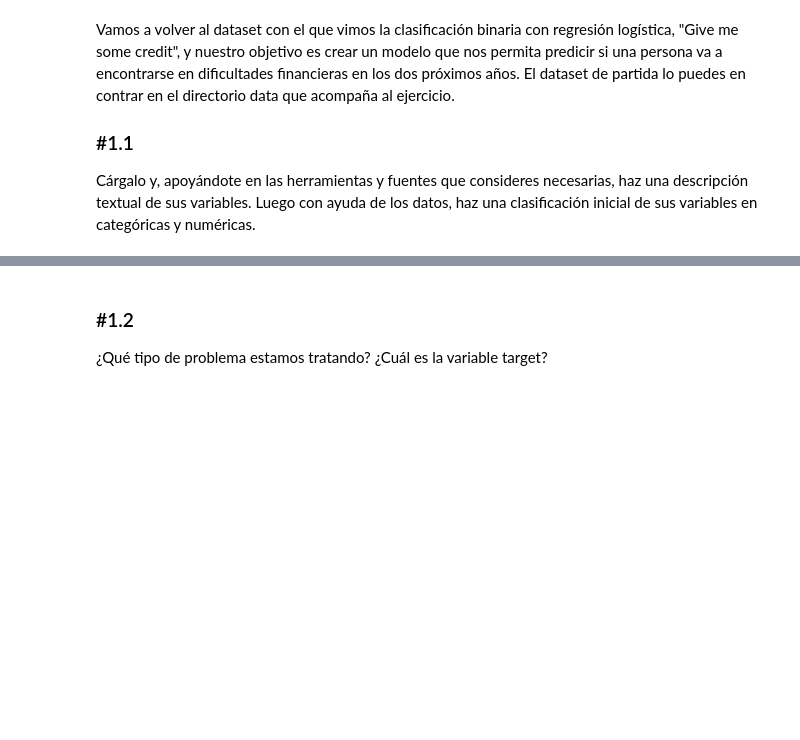
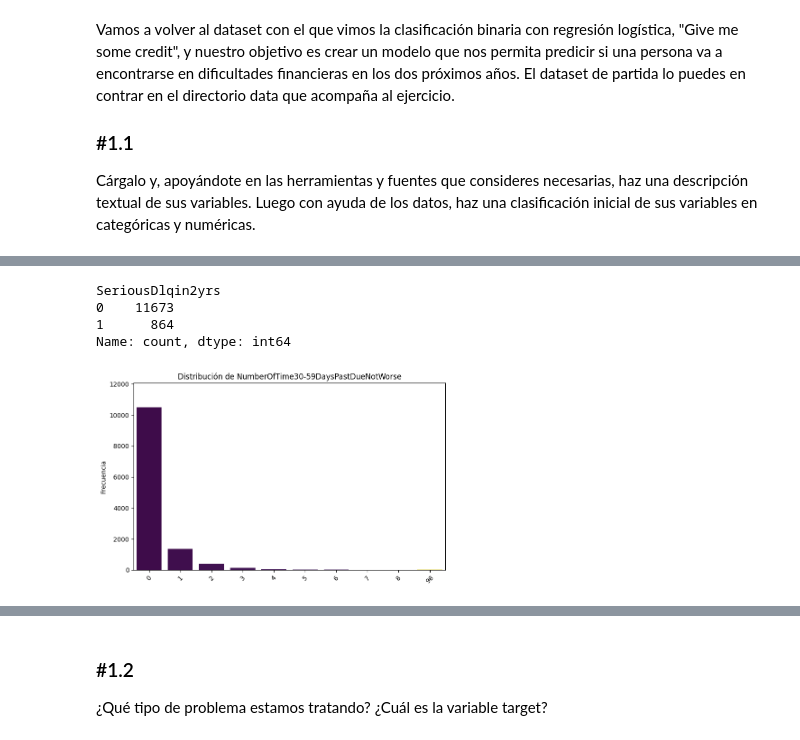
Before and after one commit to MHHsim/DS-Online-Marta-Harana, a Jupyter notebook: 04_Machine_Learning/Sprint_12/Unidad_01_ML_Supervisado_Otros_Modelos/03_Practica_Obligatoria/18_Practica_Obligatoria_Supervisado_Otros_Modelos.ipynb, the cells around one changed output, grey strips where cells are left out. Drawn from its saved outputs; the diff is of its cells as text; code cells hidden in the pictures; blank space fills up the shorter version.

```diff
--- a/04_Machine_Learning/Sprint_12/Unidad_01_ML_Supervisado_Otros_Modelos/03_Practica_Obligatoria/18_Practica_Obligatoria_Supervisado_Otros_Modelos.ipynb
+++ b/04_Machine_Learning/Sprint_12/Unidad_01_ML_Supervisado_Otros_Modelos/03_Practica_Obligatoria/18_Practica_Obligatoria_Supervisado_Otros_Modelos.ipynb
@@ -65,3 +65,6 @@ Vamos a volver al dataset con el que vimos la clasificación binaria con regresi
 
 ### #1.1
 Cárgalo y, apoyándote en las herramientas y fuentes que consideres necesarias, haz una descripción textual de sus variables. Luego con ayuda de los datos, haz una clasificación inicial de sus variables en categóricas y numéricas.
+# %%
+df = pd.read_csv("./data/credit_npo.csv")
+df.head()
@@ -67,0 +154,7 @@ Cárgalo y, apoyándote en las herramientas y fuentes que consideres necesarias,
+# %%
+df["SeriousDlqin2yrs"].value_counts()
+# %% [output]
+SeriousDlqin2yrs
+0    11673
+1      864
+Name: count, dtype: int64
@@ -67,0 +163,4 @@ Cárgalo y, apoyándote en las herramientas y fuentes que consideres necesarias,
+# %%
+pinta_distribucion_categoricas(df, ['NumberOfTime30-59DaysPastDueNotWorse'])
+# %% [output]
+[figure, added]
```
Also changed, not shown: parts of 67 cells of this notebook, 8 other files.
